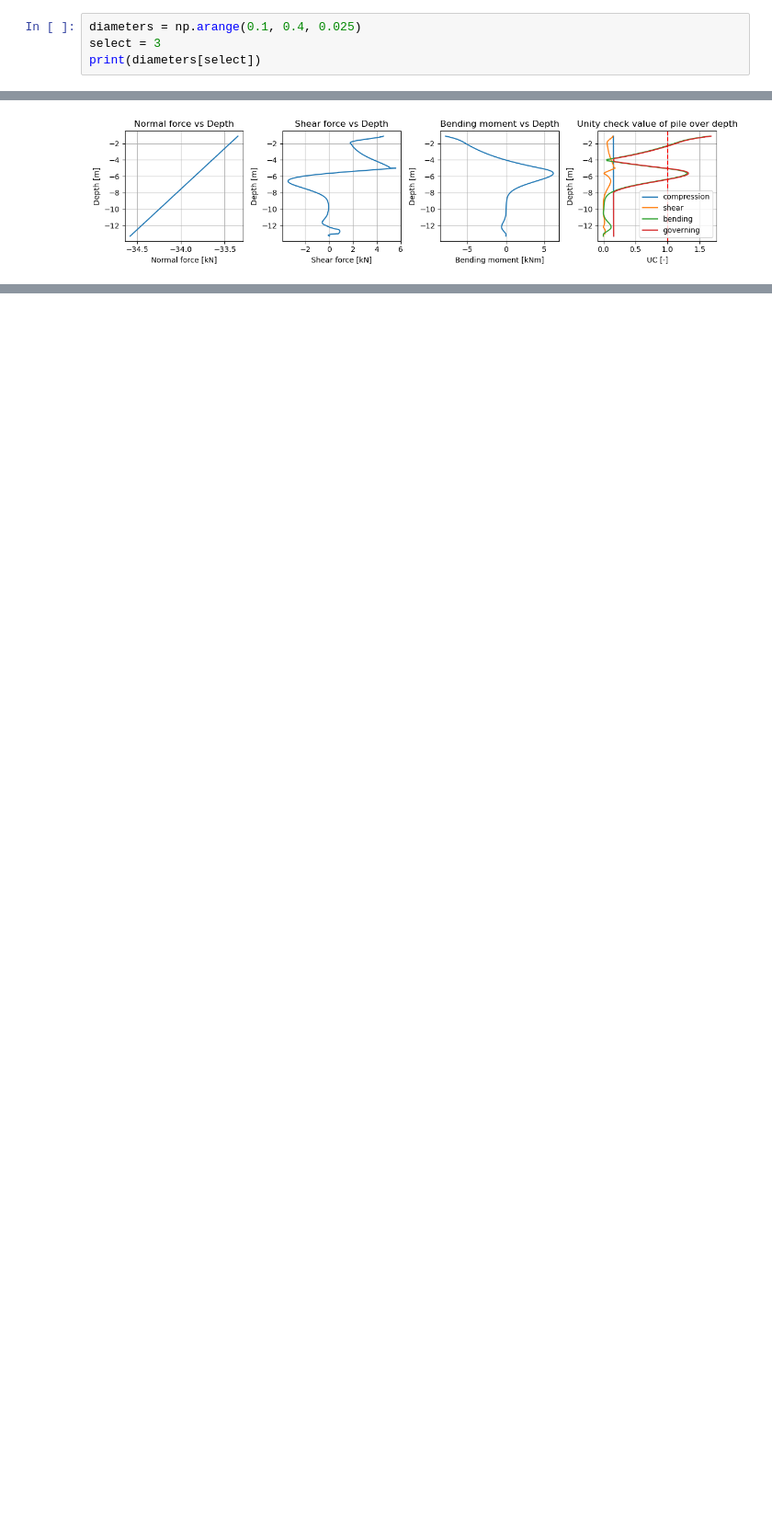
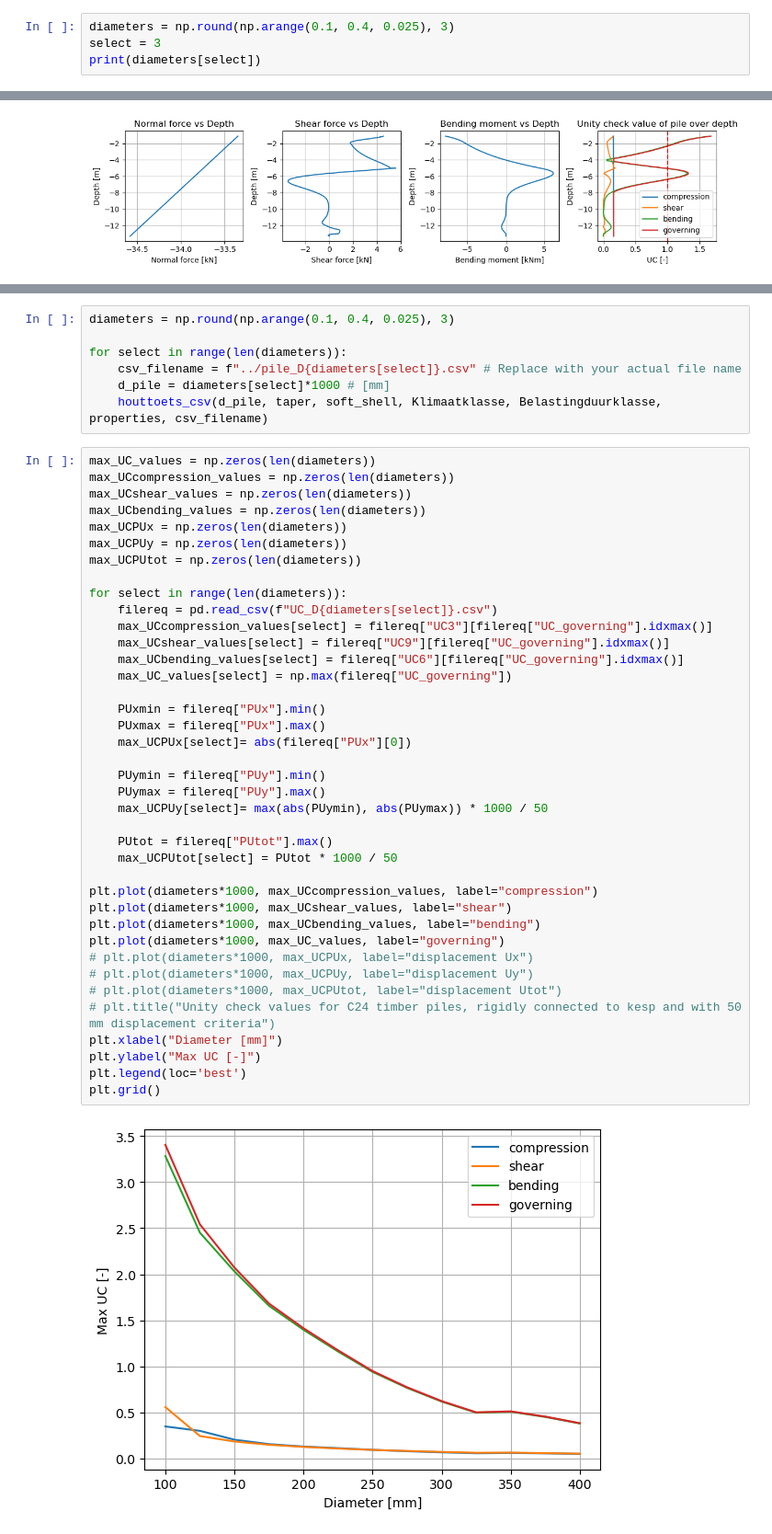
Before and after one commit to navanvliet/FEM_code, a Jupyter notebook: PLAXIS_code/timber_check.ipynb, the cells around one changed output, grey strips where cells are left out. Shown at 92% size. Saved outputs shown, nothing was run; the diff lists cells and outputs as text; blank space fills up the shorter version.

```diff
--- a/PLAXIS_code/timber_check.ipynb
+++ b/PLAXIS_code/timber_check.ipynb
@@ -7,7 +7,7 @@ import matplotlib.pyplot as plt
 # %% [markdown]
 # Import pile data
 # %%
-diameters = np.arange(0.1, 0.4, 0.025)
+diameters = np.round(np.arange(0.1, 0.4, 0.025), 3)
 select = 3
 print(diameters[select])
 # %% [output]
@@ -244,0 +357,48 @@ plt.tight_layout()
+# %%
+diameters = np.round(np.arange(0.1, 0.4, 0.025), 3)
+
+for select in range(len(diameters)):
+    csv_filename = f"../pile_D{diameters[select]}.csv" # Replace with your actual file name
+    d_pile = diameters[select]*1000 # [mm]
+    houttoets_csv(d_pile, taper, soft_shell, Klimaatklasse, Belastingduurklasse, properties, csv_filename)
+# %%
+max_UC_values = np.zeros(len(diameters))
+max_UCcompression_values = np.zeros(len(diameters))
+max_UCshear_values = np.zeros(len(diameters))
+max_UCbending_values = np.zeros(len(diameters))
+max_UCPUx = np.zeros(len(diameters))
+max_UCPUy = np.zeros(len(diameters))
+max_UCPUtot = np.zeros(len(diameters))
+
+for select in range(len(diameters)):
+    filereq = pd.read_csv(f"UC_D{diameters[select]}.csv")
+    max_UCcompression_values[select] = filereq["UC3"][filereq["UC_governing"].idxmax()]
+    max_UCshear_values[select] = filereq["UC9"][filereq["UC_governing"].idxmax()]
+    max_UCbending_values[select] = filereq["UC6"][filereq["UC_governing"].idxmax()]
+    max_UC_values[select] = np.max(filereq["UC_governing"])
+
+    PUxmin = filereq["PUx"].min()
+    PUxmax = filereq["PUx"].max()
+    max_UCPUx[select]= abs(filereq["PUx"][0])
+
+    PUymin = filereq["PUy"].min()
+    PUymax = filereq["PUy"].max()
+    max_UCPUy[select]= max(abs(PUymin), abs(PUymax)) * 1000 / 50
+
+    PUtot = filereq["PUtot"].max()
+    max_UCPUtot[select] = PUtot * 1000 / 50
+
+plt.plot(diameters*1000, max_UCcompression_values, label="compression")
+plt.plot(diameters*1000, max_UCshear_values, label="shear")
+plt.plot(diameters*1000, max_UCbending_values, label="bending")
+plt.plot(diameters*1000, max_UC_values, label="governing")
+# plt.plot(diameters*1000, max_UCPUx, label="displacement Ux")
+# plt.plot(diameters*1000, max_UCPUy, label="displacement Uy")
+# plt.plot(diameters*1000, max_UCPUtot, label="displacement Utot")
+# plt.title("Unity check values for C24 timber piles, rigidly connected to kesp and with 50 mm displacement criteria")
+plt.xlabel("Diameter [mm]")
+plt.ylabel("Max UC [-]")
+plt.legend(loc='best')
+plt.grid()
+# %% [output]
+[figure, added]
```
Also changed, not shown: parts of 4 cells of this notebook, 6 other files.
